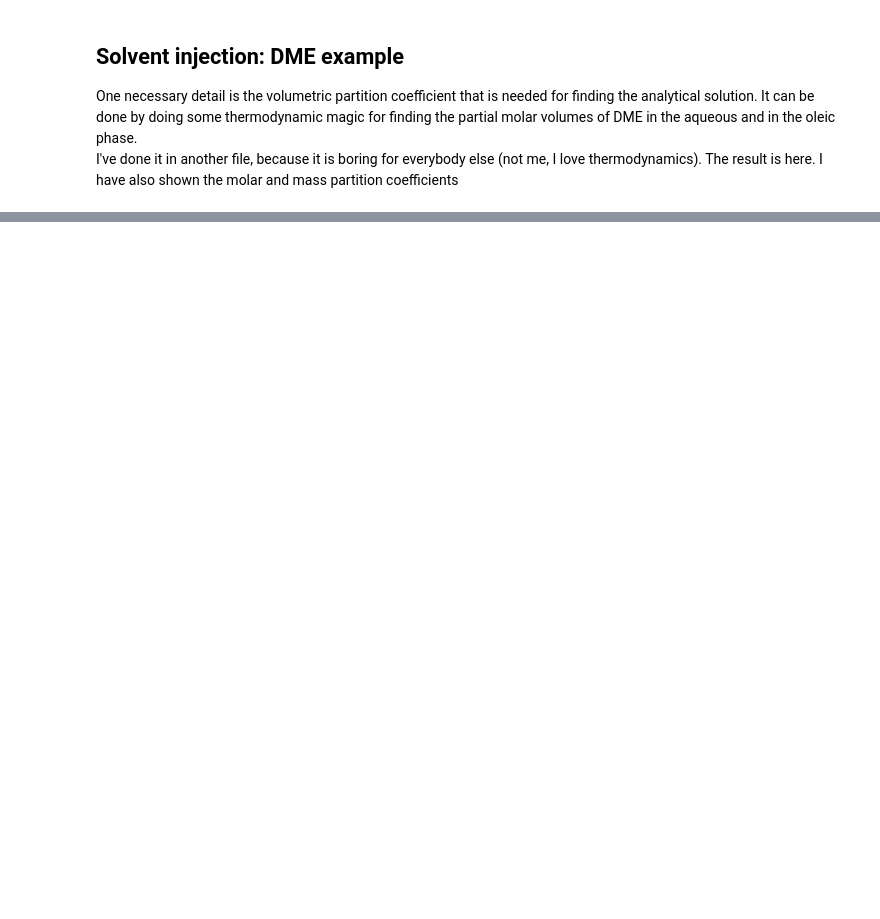
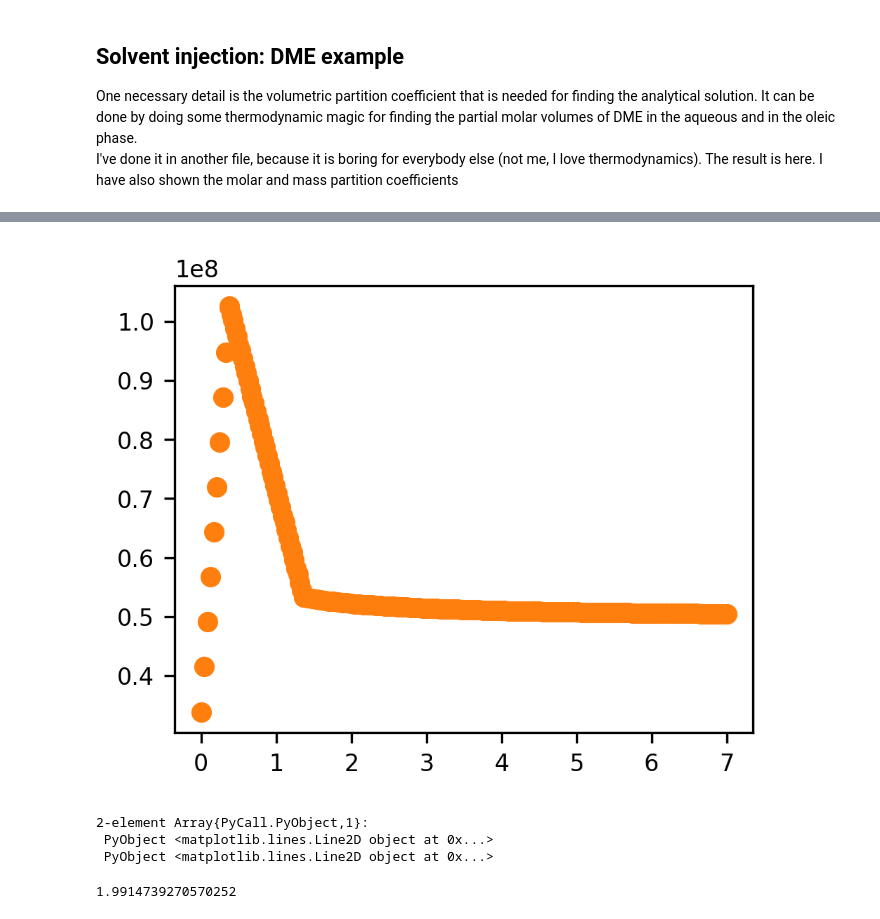
Before and after one commit to simulkade/peteng, a Jupyter notebook: analytical/notebooks/carbonated_water_flood.ipynb, the cells around one changed output, grey strips where cells are left out. Saved outputs shown, nothing was run; the diff lists cells and outputs as text; code cells hidden in the pictures; blank space fills up the shorter version.

```diff
--- a/analytical/notebooks/carbonated_water_flood.ipynb
+++ b/analytical/notebooks/carbonated_water_flood.ipynb
@@ -183,0 +148,20 @@ PyObject <matplotlib.legend.Legend object at 0x...>
+# %%
+dp = Spline1D(sol_res.dp_pv[:,1], sol_res.dp_pv[:,2], k=1, bc="nearest")
+R = Spline1D(sol_res.recovery_pv[:,1], sol_res.recovery_pv[:,2])
+WC = Spline1D(sol_res.water_cut_pv[:,1], sol_res.water_cut_pv[:,2])
+pv = collect(range(0, 2, length = 100))
+plot(pv, dp(pv), sol_res.dp_pv[:,1], sol_res.dp_pv[:,2], "o")
+# %% [output]
+[figure, added]
+2-element Array{PyCall.PyObject,1}:
+ PyObject <matplotlib.lines.Line2D object at 0x...>
+ PyObject <matplotlib.lines.Line2D object at 0x...>
+# %%
+ind_max = findfirst(sol_res.dp_pv[2:end,1].>2)
+water_cut = sol_res.water_cut_pv[1:ind_max,2]
+t_inj = sol_res.water_cut_pv[1:ind_max,1] # PV
+t_end = t_inj[end]
+pv_bt = 1.3654081679391532 # PV of CO2 breakthrough
+pv_tot = t_inj[end]
+# %% [output]
+1.9914739270570252
```
Also changed, not shown: parts of 22 cells of this notebook, 2 other files.
